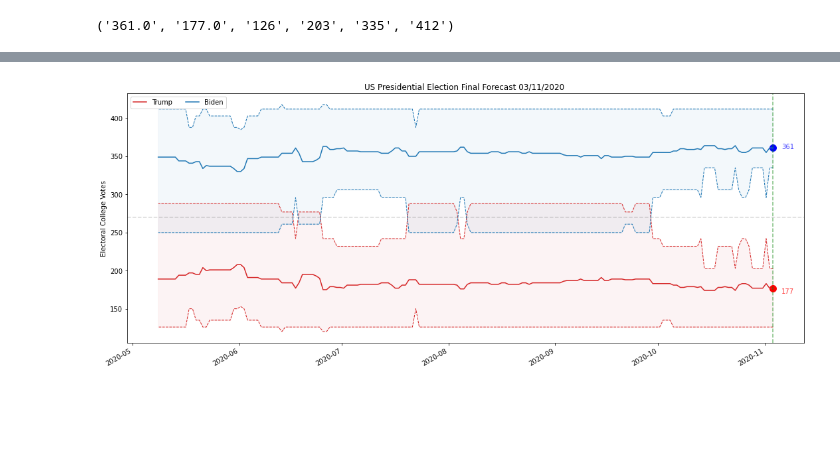
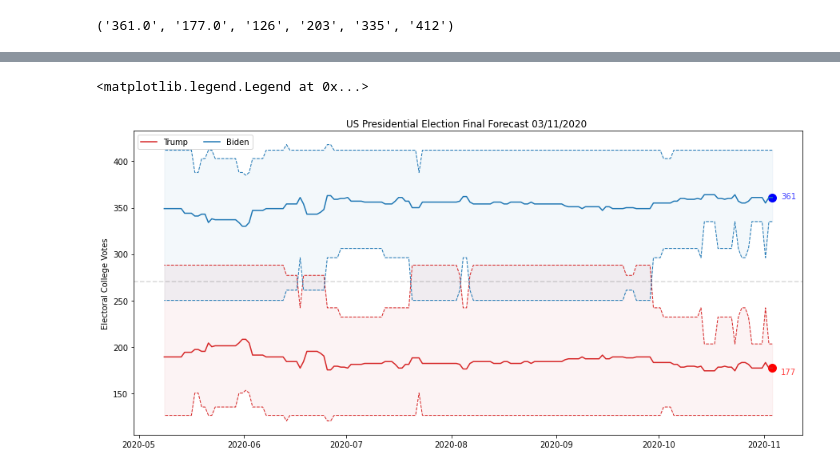
Before and after one commit to nowaycomputer/us_election_2020, a Jupyter notebook: notebooks/2020 Demographic Polls Model.ipynb, the cells around one changed output, grey strips where cells are left out. Drawn from its saved outputs; the diff is of its cells as text; code cells hidden in the pictures; blank space fills up the shorter version.

Commit message:
tweaking plot (still)

```diff
--- a/notebooks/2020 Demographic Polls Model.ipynb
+++ b/notebooks/2020 Demographic Polls Model.ipynb
@@ -736,34 +736,35 @@ plt.title('US Presidential Election Final Forecast 03/11/2020 ')
 
 # Error bars
 plt.plot(dates,trump_lower,c='C3',lw=1,ls='--')
 plt.plot(dates,trump_upper,c='C3',lw=1,ls='--')
 plt.fill_between(dates,trump_lower,trump_upper,alpha=0.05,color='C3')
 
 plt.plot(dates,trump_ev,c='C3',label='Trump')
 
 plt.scatter(x=dates[0],y=trump_ev[0],c='r',s=100)
 plt.scatter(x=dates[0],y=biden_ev[0],c='b',s=100)
 
 # Error bars
 plt.plot(dates,biden_lower,c='C0',lw=1,ls='--')
 plt.plot(dates,biden_upper,c='C0',lw=1,ls='--')
 plt.fill_between(dates,biden_lower,biden_upper,alpha=0.05,color='C0')
 
 plt.plot(dates,biden_ev,c='C0',label='Biden')
 
 plt.axhline(y=270,ls='--',c='k',alpha=0.15)
 # plt.text(x=dates[125],y=260,s='Winning Line',alpha=0.5)
 
 plt.text(x=pd.to_datetime('11/05/2020 23:00:00'),y=170,s=str(int(trump_ev[0])),alpha=0.75,c='r')
 plt.text(x=pd.to_datetime('11/05/2020 23:00:00'),y=360,s=str(int(biden_ev[0])),alpha=0.75,c='b')
 # plt.ylim(0,538)
 plt.ylabel('Electoral College Votes')
 plt.legend(loc='upper left',ncol=2)
 
-plt.axvline(x=pd.to_datetime('11/03/2020 12:00:00'),ls='--',c='g',alpha=0.5)
+# plt.axvline(x=pd.to_datetime('11/03/2020 12:00:00'),ls='--',c='g',alpha=0.5)
 # plt.text(x=pd.to_datetime('11/03/2020 23:00:00'),y=250,s='Election',c='g',alpha=0.5)
 
-plt.tight_layout()
-plt.gcf().autofmt_xdate()
+# plt.tight_layout()
+# plt.gcf().autofmt_xdate()
 # %% [output]
+<matplotlib.legend.Legend at 0x...>
-[figure, old version]
+[figure, new version]
```
Also changed, not shown: 1 other file.
